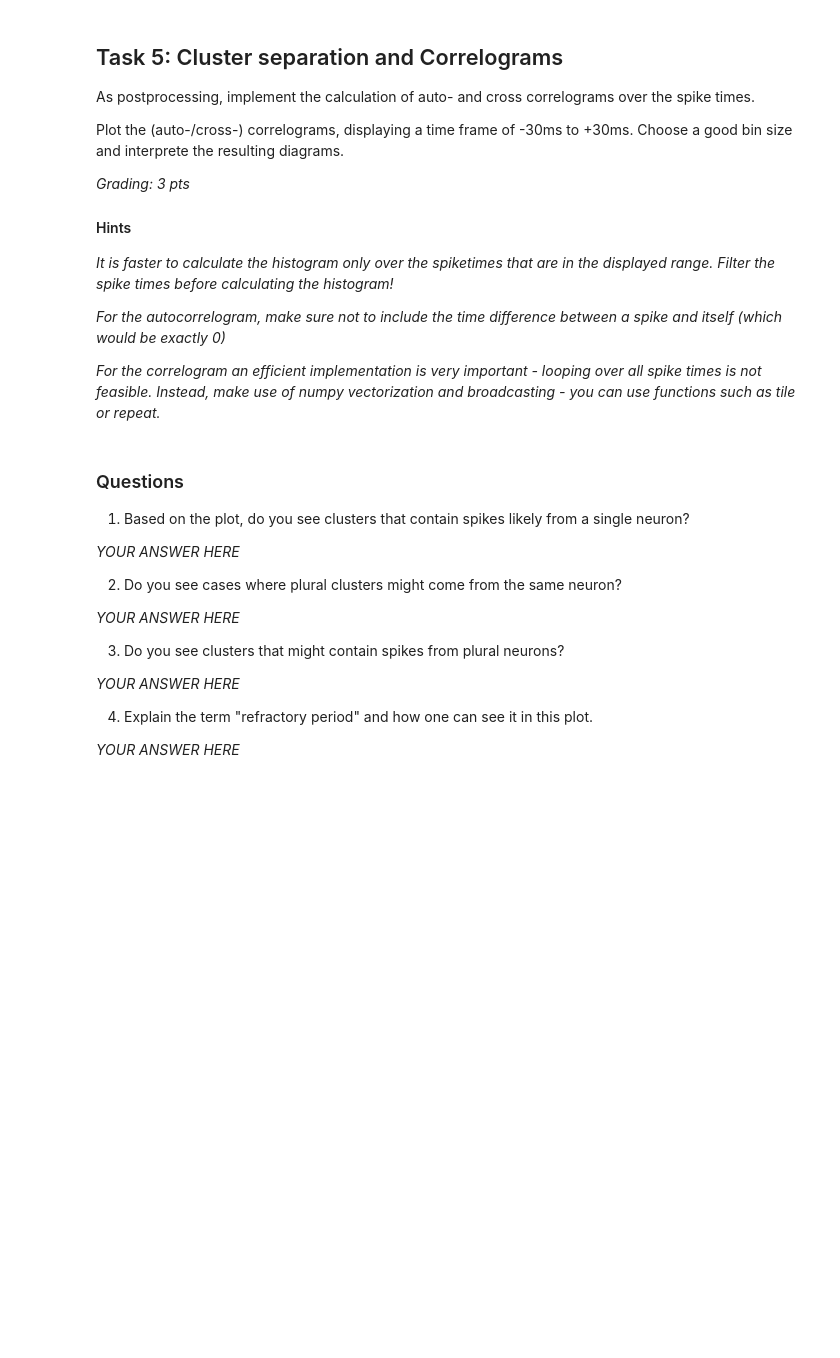
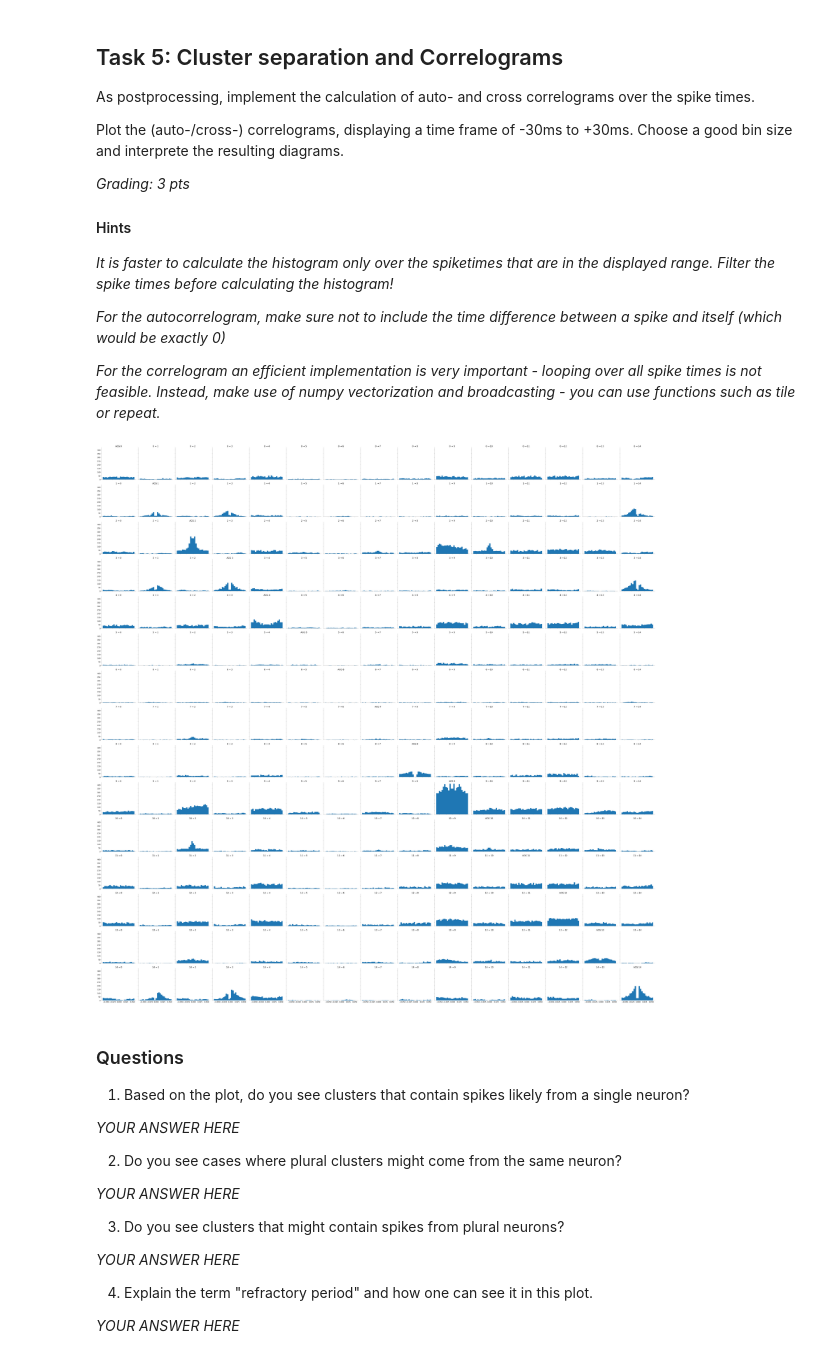
Before and after one commit to F-vdHaar/neural_data_science, a Jupyter notebook: notebooks/CodingLab2_haar_jana.ipynb, the cells around one changed output. Drawn from its saved outputs; the diff is of its cells as text; code cells hidden in the pictures; blank space fills up the shorter version.

Commit message:
Task 5 completed
Need correction for the number of clusters and the corresponding plots

```diff
--- a/notebooks/CodingLab2_haar_jana.ipynb
+++ b/notebooks/CodingLab2_haar_jana.ipynb
@@ -498,16 +503,11 @@ For the best model, make scatter plots of the first PCs on all four channels (6
 # Run the algorithm on the set of extracted features (0.5 pts)
 # -------------------------------------------------------------
 
-from sklearn.preprocessing import StandardScaler
-scaler = StandardScaler()
-
 K = np.arange(2, 16)
 num_seeds = 5
 
 # loading the spike features and normalizing
-data = np.load("../data/nds_cl_1_features.npy")
-norm_data = scaler.fit_transform(data)
-
+data = b
 
 BIC = np.zeros((num_seeds, len(K)))
 LL = np.zeros((num_seeds, len(K)))
@@ -515,6 +515,6 @@ LL = np.zeros((num_seeds, len(K)))
 # running MoG and calculating BIC for extracted spike features
 for i in range(num_seeds):
     for idx, k in enumerate(K):
-        _, m, S, p = fit_mog(norm_data, n_clusters=k, random_seed=i)
+        _, m, S, p = fit_mog(data, n_clusters=k, random_seed=i)
 
-        BIC[i,idx], LL[i,idx] = mog_bic(norm_data, m, S, p)
+        BIC[i,idx], LL[i,idx] = mog_bic(data, m, S, p)
@@ -635,3 +652,51 @@ def cross_time_diff(spiketimes1: np.ndarray, spiketimes2: np.ndarray) -> np.ndar
+# %%
+# -----------------------------------------------------------------------------------
+# Calculate and plot auto- and cross correlograms and answer the questions (1+1 pts)
+# -----------------------------------------------------------------------------------
+
+import matplotlib.pyplot as plt
+
+
+spike_times = t
+window = 0.06 # 60 ms
+bin_size = 0.005 #5 ms
+bins = np.arange(-window, window + bin_size, bin_size)
+
+# filtering out spike times for all the clusters
+clusters = {}
+num_clusters = len(p)
+
+
+for k in np.unique(a):
+    clusters[k] = spike_times[a == k]
+
+# calculate cross and auto correlograms for all of the clusters
+
+fig, axes = plt.subplots(num_clusters, num_clusters, figsize=(3*num_clusters, 3*num_clusters), sharex=True, sharey=True)
+cluster_keys = list(clusters.keys())
+
+
+for i, k1 in enumerate(cluster_keys):
+    for j, k2 in enumerate(cluster_keys):
+            if k1 != k2:
+                diffs = cross_time_diff(clusters[k1], clusters[k2])
+            if k1 == k2:
+                 diffs = cross_time_diff(clusters[k1], None)
+            hist,edges = np.histogram(diffs, bins=bins)
+            ax = axes[i, j]
+            ax.bar(edges[:-1], hist, width=bin_size)
+
+            if i == j:
+                ax.set_title(f"ACG {k1}")
+            else:
+                ax.set_title(f"{k1} → {k2}")
+
+
+
+plt.tight_layout()
+plt.show()
+# %% [output]
+[figure, added]
 # %% [markdown]
 ### Questions
 1) Based on the plot, do you see clusters that contain spikes likely from a single neuron?
```
Also changed, not shown: parts of 5 cells of this notebook.
